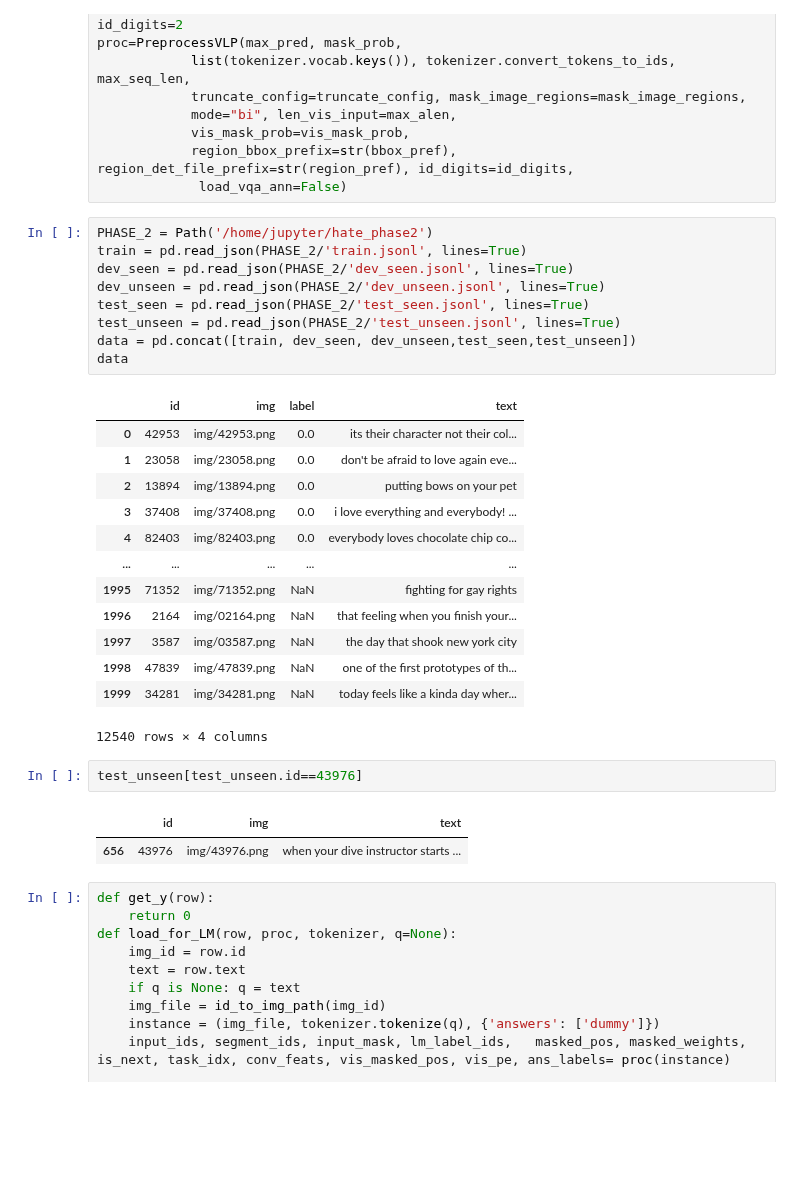
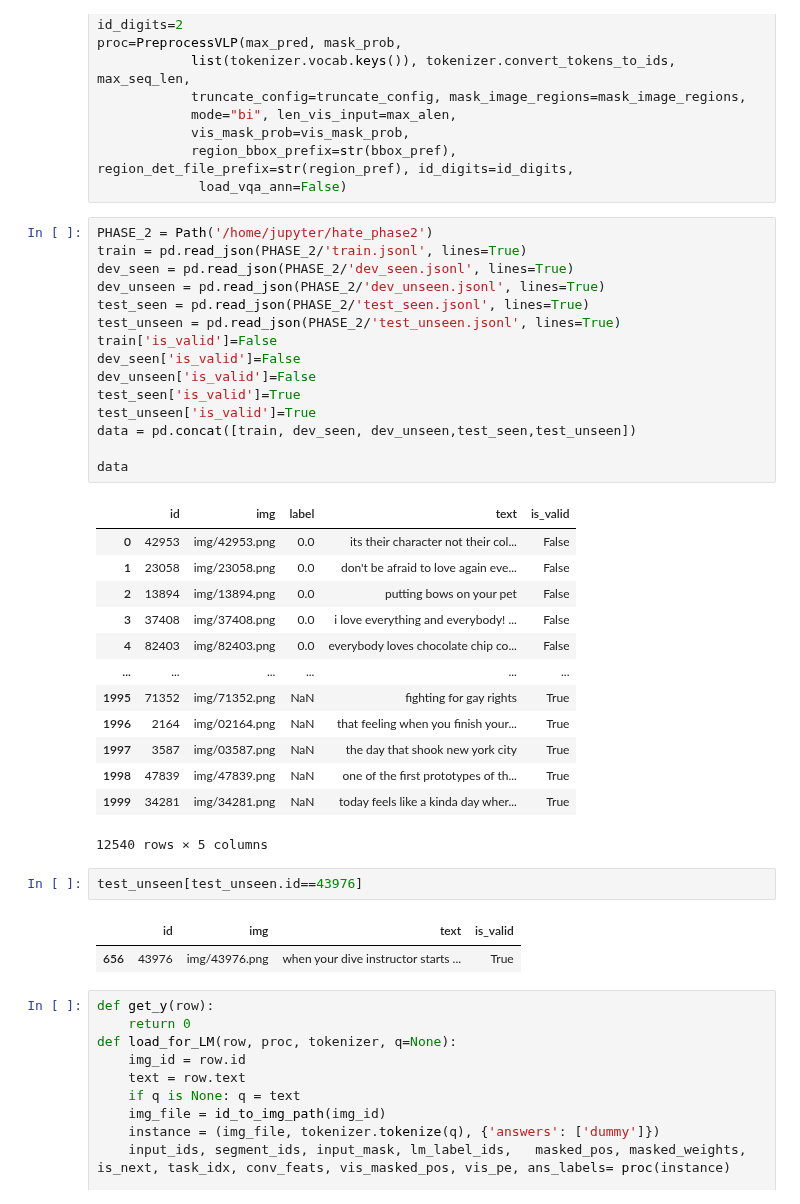
Before and after one commit to slawekslex/dl_experiments, a Jupyter notebook: Hateful/VLP_LM.ipynb, the cells around one changed output. Cells and saved outputs as stored; diff of their text form; blank space fills up the shorter version.

```diff
--- a/Hateful/VLP_LM.ipynb
+++ b/Hateful/VLP_LM.ipynb
@@ -86,31 +86,37 @@ proc=PreprocessVLP(max_pred, mask_prob,
 # %%
 PHASE_2 = Path('/home/jupyter/hate_phase2')
 train = pd.read_json(PHASE_2/'train.jsonl', lines=True)
 dev_seen = pd.read_json(PHASE_2/'dev_seen.jsonl', lines=True)
 dev_unseen = pd.read_json(PHASE_2/'dev_unseen.jsonl', lines=True)
 test_seen = pd.read_json(PHASE_2/'test_seen.jsonl', lines=True)
 test_unseen = pd.read_json(PHASE_2/'test_unseen.jsonl', lines=True)
+train['is_valid']=False
+dev_seen['is_valid']=False
+dev_unseen['is_valid']=False
+test_seen['is_valid']=True
+test_unseen['is_valid']=True
 data = pd.concat([train, dev_seen, dev_unseen,test_seen,test_unseen])
+
 data
 # %% [output]
-|  | id | img | label | text |
-| 0 | 42953 | img/42953.png | 0.0 | its their character not their col... |
-| 1 | 23058 | img/23058.png | 0.0 | don't be afraid to love again eve... |
-| 2 | 13894 | img/13894.png | 0.0 | putting bows on your pet |
-| 3 | 37408 | img/37408.png | 0.0 | i love everything and everybody! ... |
-| 4 | 82403 | img/82403.png | 0.0 | everybody loves chocolate chip co... |
-| ... | ... | ... | ... | ... |
-| 1995 | 71352 | img/71352.png | NaN | fighting for gay rights |
-| 1996 | 2164 | img/02164.png | NaN | that feeling when you finish your... |
-| 1997 | 3587 | img/03587.png | NaN | the day that shook new york city |
-| 1998 | 47839 | img/47839.png | NaN | one of the first prototypes of th... |
-| 1999 | 34281 | img/34281.png | NaN | today feels like a kinda day wher... |
+|  | id | img | label | text | is_valid |
+| 0 | 42953 | img/42953.png | 0.0 | its their character not their col... | False |
+| 1 | 23058 | img/23058.png | 0.0 | don't be afraid to love again eve... | False |
+| 2 | 13894 | img/13894.png | 0.0 | putting bows on your pet | False |
+| 3 | 37408 | img/37408.png | 0.0 | i love everything and everybody! ... | False |
+| 4 | 82403 | img/82403.png | 0.0 | everybody loves chocolate chip co... | False |
+| ... | ... | ... | ... | ... | ... |
+| 1995 | 71352 | img/71352.png | NaN | fighting for gay rights | True |
+| 1996 | 2164 | img/02164.png | NaN | that feeling when you finish your... | True |
+| 1997 | 3587 | img/03587.png | NaN | the day that shook new york city | True |
+| 1998 | 47839 | img/47839.png | NaN | one of the first prototypes of th... | True |
+| 1999 | 34281 | img/34281.png | NaN | today feels like a kinda day wher... | True |
-12540 rows × 4 columns
+12540 rows × 5 columns
 # %%
 test_unseen[test_unseen.id==43976]
 # %% [output]
-|  | id | img | text |
-| 656 | 43976 | img/43976.png | when your dive instructor starts ... |
+|  | id | img | text | is_valid |
+| 656 | 43976 | img/43976.png | when your dive instructor starts ... | True |
 # %%
 def get_y(row):
     return 0
```
Also changed, not shown: parts of 12 cells of this notebook, 22 other files.
